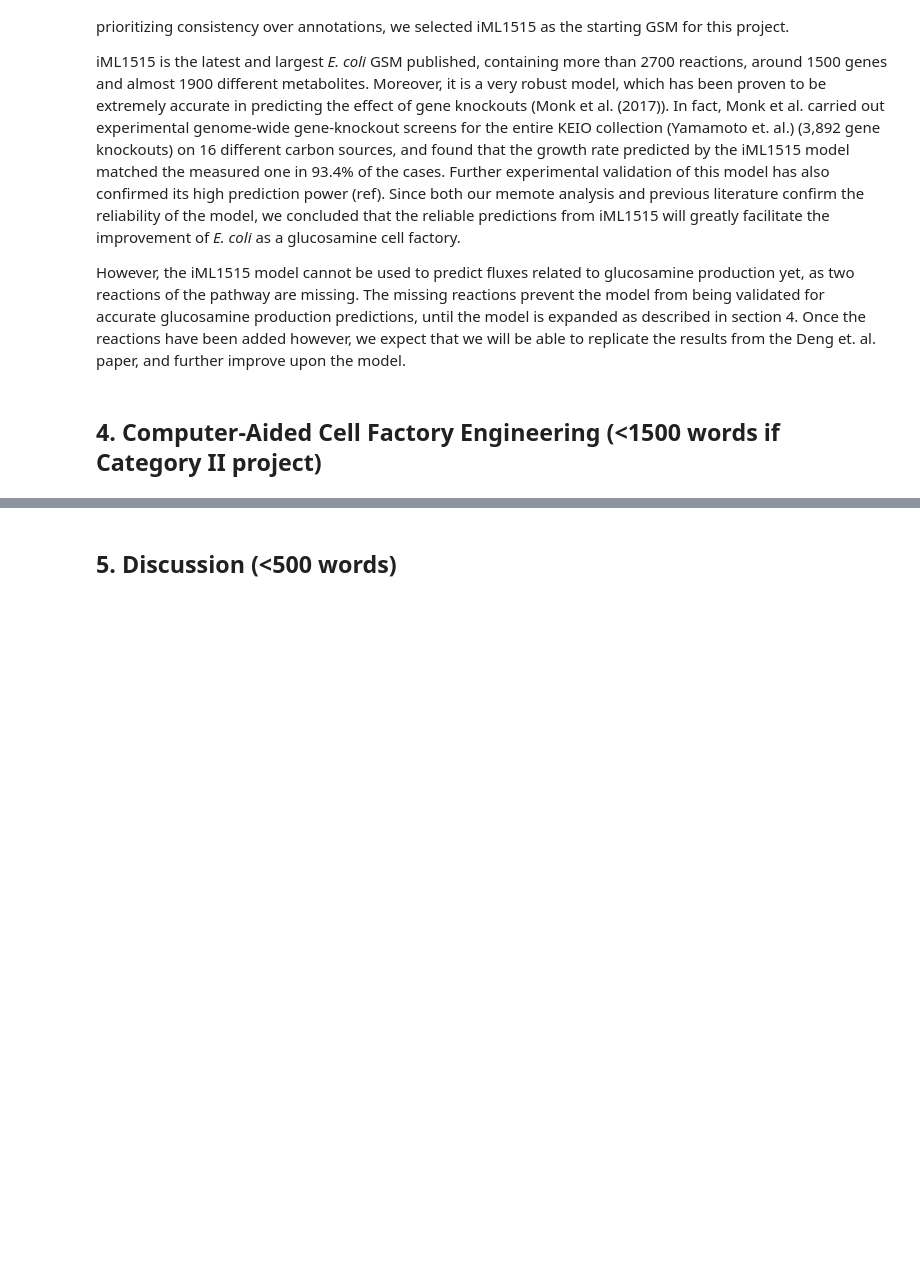
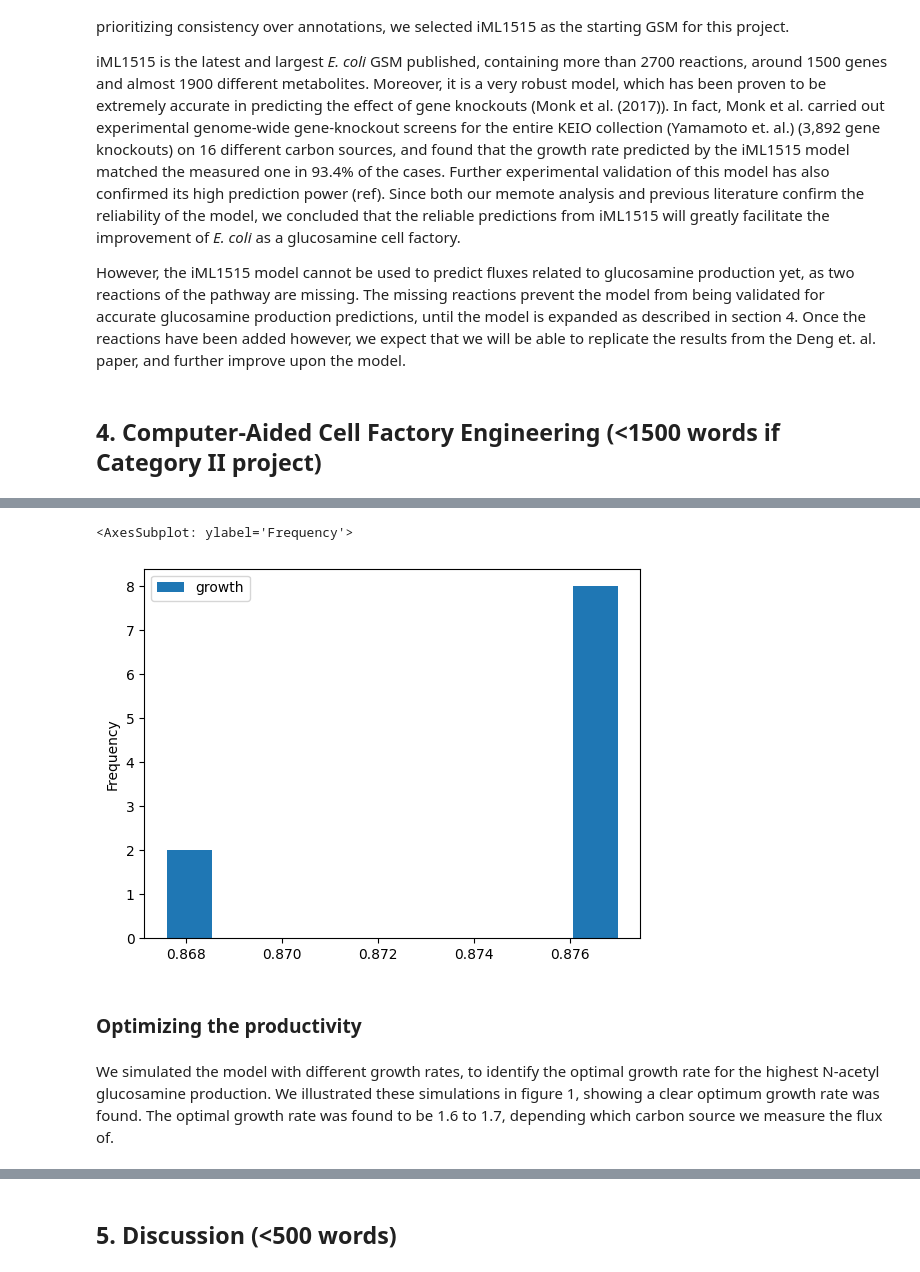
Before and after one commit to 27410/27410-group-assigment-group-13-glucosamine-in-e-coli, a Jupyter notebook: Report.ipynb, the cells around one changed output, grey strips where cells are left out. Drawn from its saved outputs; the diff is of its cells as text; code cells hidden in the pictures; blank space fills up the shorter version.

```diff
--- a/Report.ipynb
+++ b/Report.ipynb
@@ -157,0 +143,3 @@ model_ov
+# %%
+model = read_sbml_model("./models/iML1515.xml")
+model
@@ -157,0 +172,18 @@ model_ov
+# %%
+genes = ["b0677", "b0678", "b0679", "b1817", "b1818", "b1819", "b1101", "b2415", "b2416", "b2417"]
+essentiality = {}
+for gene in genes:
+    with model:
+        model.genes.get_by_id(gene).knock_out()
+        essentiality[gene] = model.slim_optimize(error_value=0.)
+df = pd.DataFrame.from_dict(essentiality, orient='index')
+df = df.rename(columns={0: 'growth'})
+df = df.sort_values('growth')
+df.plot.hist()
+# %% [output]
+<AxesSubplot: ylabel='Frequency'>
+[figure, added]
+# %% [markdown]
+### Optimizing the productivity
+# %% [markdown]
+We simulated the model with different growth rates, to identify the optimal growth rate for the highest N-acetyl glucosamine production. We illustrated these simulations in figure 1, showing a clear optimum growth rate was found. The optimal growth rate was found to be 1.6 to 1.7, depending which carbon source we measure the flux of.
```
Also changed, not shown: parts of 20 cells of this notebook.
